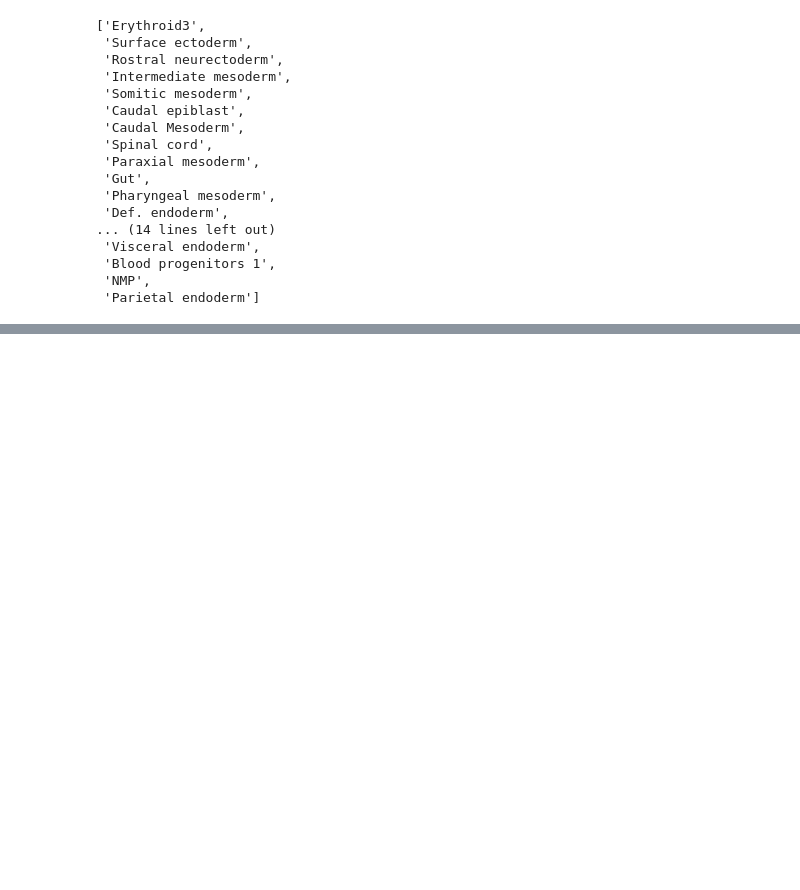
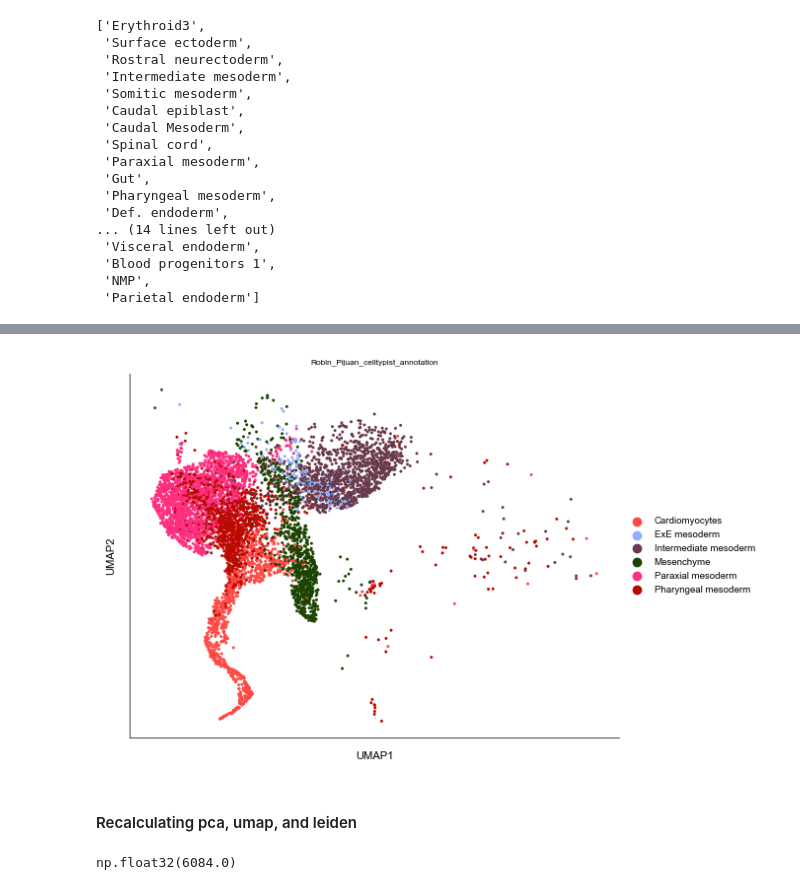
Before and after one commit to Oiya861028/Lineage_Tree_Construction, a Jupyter notebook: Moslin/Cardiac_Analysis/E8_0_deeper_annotation.ipynb, the cells around one changed output, grey strips where cells are left out. Cells and saved outputs as stored; diff of their text form; code cells hidden in the pictures; blank space fills up the shorter version.

Commit message:
deeper cardiac celltype annotation for E8_0

```diff
--- a/Moslin/Cardiac_Analysis/E8_0_deeper_annotation.ipynb
+++ b/Moslin/Cardiac_Analysis/E8_0_deeper_annotation.ipynb
@@ -58,3 +69,5 @@ tdata.obs["Robin_Pijuan_celltypist_annotation"].unique().tolist()
 # %%
 # set of celltypes to subset to
 celltype_list = {'Intermediate mesoderm','Cardiomyocytes','Paraxial mesoderm','Pharyngeal mesoderm','Mesenchyme','ExE mesoderm',}
+# %%
+tdata_subset = tdata[tdata.obs["Robin_Pijuan_celltypist_annotation"].isin(celltype_list)]
@@ -60,0 +86,6 @@ celltype_list = {'Intermediate mesoderm','Cardiomyocytes','Paraxial mesoderm','P
+# %%
+sc.pl.umap(tdata_subset, color = 'Robin_Pijuan_celltypist_annotation')
+# %% [output]
+[figure, added]
+# %% [markdown]
+#### Recalculating pca, umap, and leiden
@@ -60,0 +94,4 @@ celltype_list = {'Intermediate mesoderm','Cardiomyocytes','Paraxial mesoderm','P
+# %%
+tdata_subset.X.max()
+# %% [output]
+np.float32(6084.0)
```
Also changed, not shown: parts of 16 cells of this notebook.
